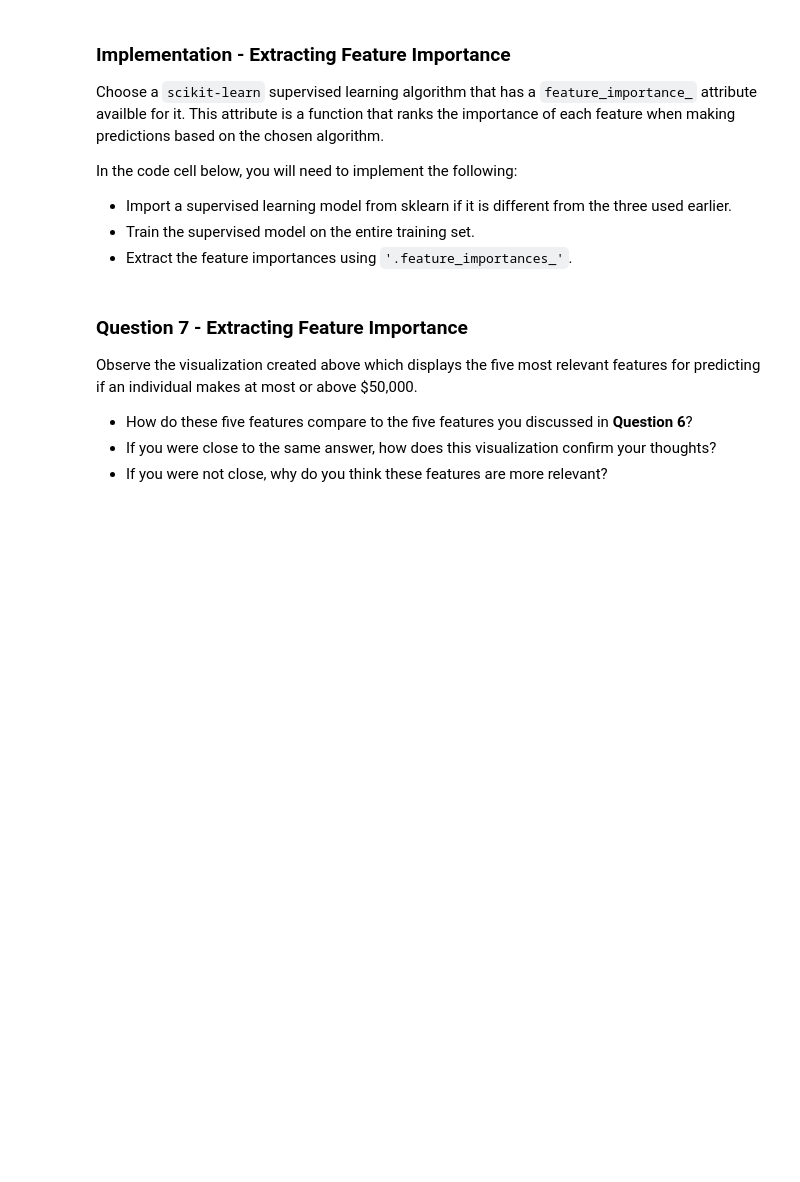
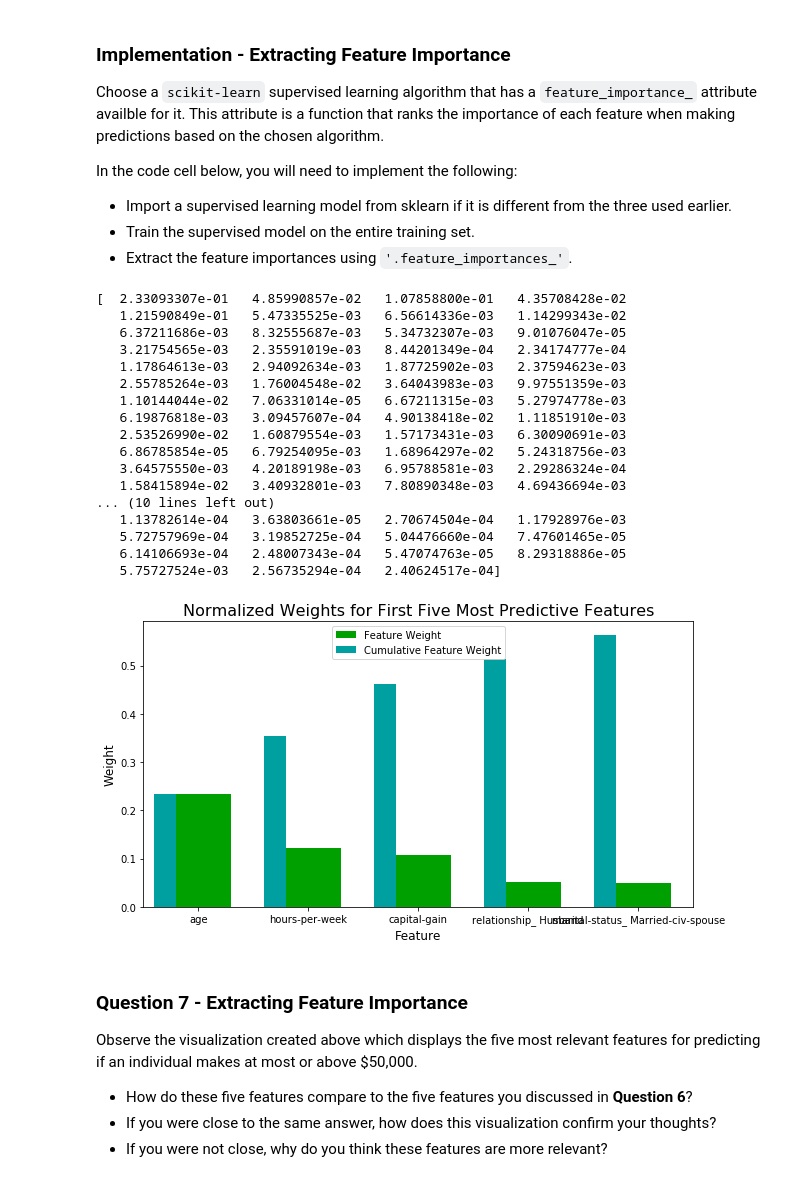
Before and after one commit to marcomarson/Udacity-Nanodegree-DataScience, a Jupyter notebook: finding_donors.ipynb, the cells around one changed output. Saved outputs shown, nothing was run; the diff lists cells and outputs as text; code cells hidden in the pictures; blank space fills up the shorter version.

```diff
--- a/finding_donors.ipynb
+++ b/finding_donors.ipynb
@@ -629,16 +656,36 @@ In the code cell below, you will need to implement the following:
  - Extract the feature importances using `'.feature_importances_'`.
 # %%
 # TODO: Import a supervised learning model that has 'feature_importances_'
-
+#Don't need to import as I already had earlier
 
 # TODO: Train the supervised model on the training set using .fit(X_train, y_train)
-model = None
+model = RandomForestClassifier(random_state = 15).fit(X_train,y_train)
 
 # TODO: Extract the feature importances using .feature_importances_
-importances = None
+importances = model.feature_importances_
+print(model.feature_importances_)
 
 # Plot
 vs.feature_plot(importances, X_train, y_train)
+# %% [output]
+[  2.33093307e-01   4.85990857e-02   1.07858800e-01   4.35708428e-02
+   1.21590849e-01   5.47335525e-03   6.56614336e-03   1.14299343e-02
+   6.37211686e-03   8.32555687e-03   5.34732307e-03   9.01076047e-05
+   3.21754565e-03   2.35591019e-03   8.44201349e-04   2.34174777e-04
+   1.17864613e-03   2.94092634e-03   1.87725902e-03   2.37594623e-03
+   2.55785264e-03   1.76004548e-02   3.64043983e-03   9.97551359e-03
+   1.10144044e-02   7.06331014e-05   6.67211315e-03   5.27974778e-03
+   6.19876818e-03   3.09457607e-04   4.90138418e-02   1.11851910e-03
+   2.53526990e-02   1.60879554e-03   1.57173431e-03   6.30090691e-03
+   6.86785854e-05   6.79254095e-03   1.68964297e-02   5.24318756e-03
+   3.64575550e-03   4.20189198e-03   6.95788581e-03   2.29286324e-04
+   1.58415894e-02   3.40932801e-03   7.80890348e-03   4.69436694e-03
+... (10 lines left out)
+   1.13782614e-04   3.63803661e-05   2.70674504e-04   1.17928976e-03
+   5.72757969e-04   3.19852725e-04   5.04476660e-04   7.47601465e-05
+   6.14106693e-04   2.48007343e-04   5.47074763e-05   8.29318886e-05
+   5.75727524e-03   2.56735294e-04   2.40624517e-04]
+[figure, added]
 # %% [markdown]
 ### Question 7 - Extracting Feature Importance
 
```
Also changed, not shown: parts of 16 cells of this notebook, 1 other file.
